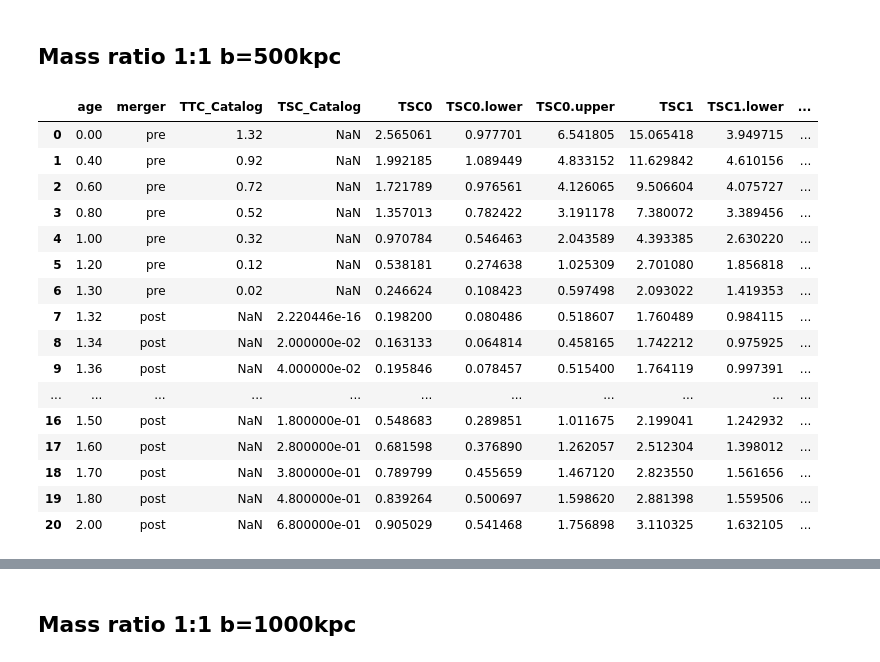
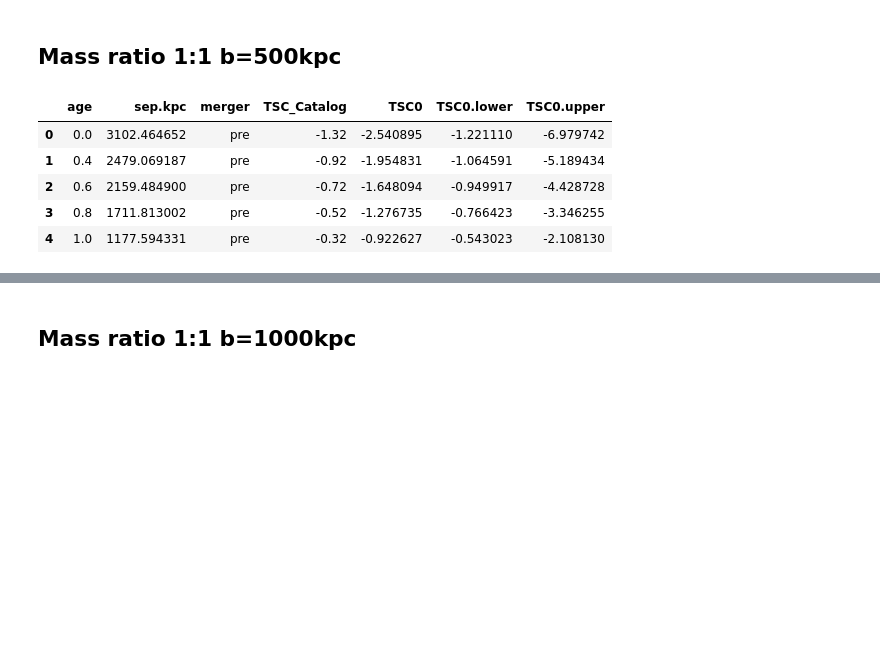
Before and after one commit to ryusei172525/SSP2024_GalaxyClusters, a Jupyter notebook: analysis1.ipynb, the cells around one changed output, grey strips where cells are left out. Drawn from its saved outputs; the diff is of its cells as text; code cells hidden in the pictures; blank space fills up the shorter version.

```diff
--- a/analysis1.ipynb
+++ b/analysis1.ipynb
@@ -40,32 +101,21 @@ display(df_selected)
 # %%
 import pandas as pd
 
-# ファイルパス
-filename = '../output/zh_1to1_b0.5_z_MCMAC.txt'
+filename = '../output0711/zh_1to1_b0.5_z_MCMAC.txt'
 
-# テキストファイルをデータフレームとして読み込む
 df = pd.read_csv(filename, sep='\t')
-df_selected = df[['age','merger', 'TTC_Catalog', 'TSC_Catalog', 'TSC0', 'TSC0.lower',
-       'TSC0.upper', 'TSC1', 'TSC1.lower', 'TSC1.upper', 'T.out',
-       'T.out.lower', 'T.out.upper' ]]
+df_selected = df[['age','sep.kpc','merger', 'TSC_Catalog', 'TSC0', 'TSC0.lower',
+       'TSC0.upper' ]]
 
+# When we replace Time Till Collision to Time Since Collision, we need to set minus.
+# We got Time Till Collision by using MCMAC-pre code.
+df_selected.loc[df_selected['merger'] == 'pre', ['TSC0', 'TSC0.lower', 'TSC0.upper']] *= -1
 
-display(df_selected)
+display(df_selected.head())
 # %% [output]
-|  | age | merger | TTC_Catalog | TSC_Catalog | TSC0 | TSC0.lower | TSC0.upper | TSC1 | TSC1.lower | ... |
-| 0 | 0.00 | pre | 1.32 | NaN | 2.565061 | 0.977701 | 6.541805 | 15.065418 | 3.949715 | ... |
-| 1 | 0.40 | pre | 0.92 | NaN | 1.992185 | 1.089449 | 4.833152 | 11.629842 | 4.610156 | ... |
-| 2 | 0.60 | pre | 0.72 | NaN | 1.721789 | 0.976561 | 4.126065 | 9.506604 | 4.075727 | ... |
-| 3 | 0.80 | pre | 0.52 | NaN | 1.357013 | 0.782422 | 3.191178 | 7.380072 | 3.389456 | ... |
-| 4 | 1.00 | pre | 0.32 | NaN | 0.970784 | 0.546463 | 2.043589 | 4.393385 | 2.630220 | ... |
-| 5 | 1.20 | pre | 0.12 | NaN | 0.538181 | 0.274638 | 1.025309 | 2.701080 | 1.856818 | ... |
-| 6 | 1.30 | pre | 0.02 | NaN | 0.246624 | 0.108423 | 0.597498 | 2.093022 | 1.419353 | ... |
-| 7 | 1.32 | post | NaN | 2.220446e-16 | 0.198200 | 0.080486 | 0.518607 | 1.760489 | 0.984115 | ... |
-| 8 | 1.34 | post | NaN | 2.000000e-02 | 0.163133 | 0.064814 | 0.458165 | 1.742212 | 0.975925 | ... |
-| 9 | 1.36 | post | NaN | 4.000000e-02 | 0.195846 | 0.078457 | 0.515400 | 1.764119 | 0.997391 | ... |
-| ... | ... | ... | ... | ... | ... | ... | ... | ... | ... | ... |
-| 16 | 1.50 | post | NaN | 1.800000e-01 | 0.548683 | 0.289851 | 1.011675 | 2.199041 | 1.242932 | ... |
-| 17 | 1.60 | post | NaN | 2.800000e-01 | 0.681598 | 0.376890 | 1.262057 | 2.512304 | 1.398012 | ... |
-| 18 | 1.70 | post | NaN | 3.800000e-01 | 0.789799 | 0.455659 | 1.467120 | 2.823550 | 1.561656 | ... |
-| 19 | 1.80 | post | NaN | 4.800000e-01 | 0.839264 | 0.500697 | 1.598620 | 2.881398 | 1.559506 | ... |
-| 20 | 2.00 | post | NaN | 6.800000e-01 | 0.905029 | 0.541468 | 1.756898 | 3.110325 | 1.632105 | ... |
+|  | age | sep.kpc | merger | TSC_Catalog | TSC0 | TSC0.lower | TSC0.upper |
+| 0 | 0.0 | 3102.464652 | pre | -1.32 | -2.540895 | -1.221110 | -6.979742 |
+| 1 | 0.4 | 2479.069187 | pre | -0.92 | -1.954831 | -1.064591 | -5.189434 |
+| 2 | 0.6 | 2159.484900 | pre | -0.72 | -1.648094 | -0.949917 | -4.428728 |
+| 3 | 0.8 | 1711.813002 | pre | -0.52 | -1.276735 | -0.766423 | -3.346255 |
+| 4 | 1.0 | 1177.594331 | pre | -0.32 | -0.922627 | -0.543023 | -2.108130 |
```
Also changed, not shown: parts of 21 cells of this notebook, 1 other file.
